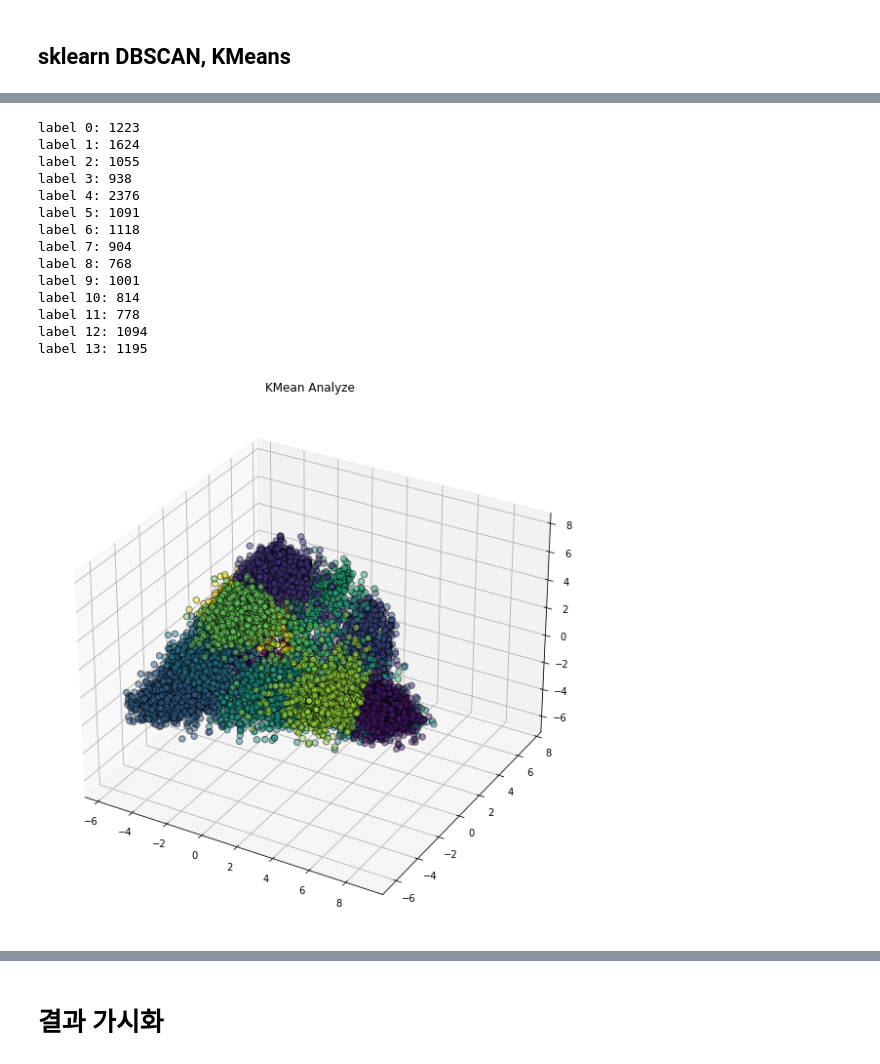
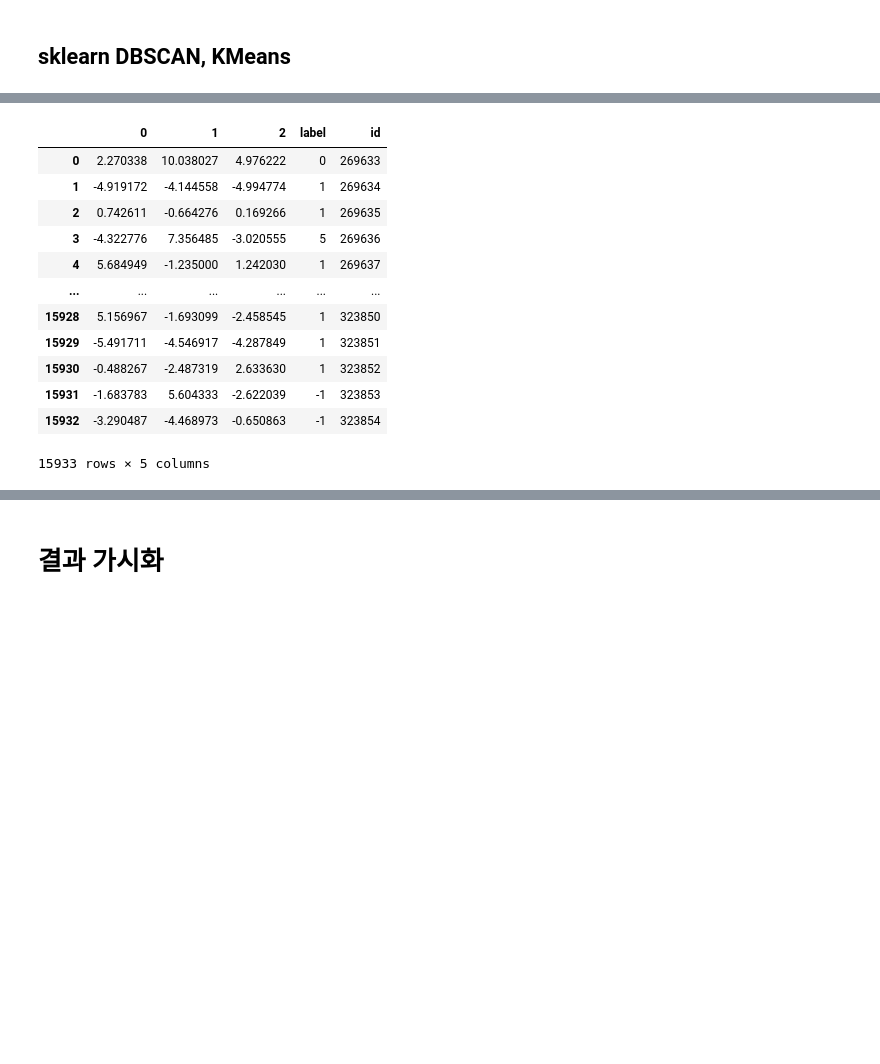
Before and after one commit to dogzz9445/team_fight_tactics_analyze, a Jupyter notebook: Main.ipynb, the cells around one changed output, grey strips where cells are left out. Drawn from its saved outputs; the diff is of its cells as text; code cells hidden in the pictures; blank space fills up the shorter version.

```diff
--- a/Main.ipynb
+++ b/Main.ipynb
@@ -110,45 +129,16 @@ label 13: 57
-# %%
-pca_kmean = PCA(n_components=3)
-X_kmean_fit_pca = pca_kmean.fit_transform(df_clustering)
-
-kmeans_PCA = KMeans(n_clusters=db_n_clusters_, init='k-means++', max_iter=300, n_init=db_n_clusters_, random_state= 3)
-
-kmeans_labels = kmeans_PCA.fit_predict(X_kmean_fit_pca)
-unique, counts = np.unique(kmeans_labels, return_counts=True)
-for u, c in zip(unique, counts):
-    print('label ' + str(u) + ": " + str(c))
-count_kmeans_labels = dict(zip(unique, counts))
-
-fig = plt.figure(figsize=(20,10))
-ax = fig.add_subplot(111, projection='3d')
-ax.scatter(X_kmean_fit_pca[:,0],X_kmean_fit_pca[:,1],X_kmean_fit_pca[:,2],
-            c=y_kmeans_PCA, cmap='viridis',
-            edgecolor='k', s=40, alpha = 0.5)
-
-
-ax.set_title("KMean Analyze")
-ax.dist = 10
-
-ax.scatter(kmeans_PCA.cluster_centers_[:,0], kmeans_PCA.cluster_centers_[:,1],
-           kmeans_PCA.cluster_centers_[:,2],
-           s = 300, c = 'r', marker='*', label = 'Centroid')
-
-plt.autoscale(enable=True, axis='x', tight=True)
-
-plt.show()
-# %% [output]
-label 0: 1223
-label 1: 1624
-label 2: 1055
-label 3: 938
-label 4: 2376
-label 5: 1091
-label 6: 1118
-label 7: 904
-label 8: 768
-label 9: 1001
-label 10: 814
-label 11: 778
-label 12: 1094
-label 13: 1195
-[figure, removed]
+# %%
+df_db_result
+# %% [output]
+|  | 0 | 1 | 2 | label | id |
+| 0 | 2.270338 | 10.038027 | 4.976222 | 0 | 269633 |
+| 1 | -4.919172 | -4.144558 | -4.994774 | 1 | 269634 |
+| 2 | 0.742611 | -0.664276 | 0.169266 | 1 | 269635 |
+| 3 | -4.322776 | 7.356485 | -3.020555 | 5 | 269636 |
+| 4 | 5.684949 | -1.235000 | 1.242030 | 1 | 269637 |
+| ... | ... | ... | ... | ... | ... |
+| 15928 | 5.156967 | -1.693099 | -2.458545 | 1 | 323850 |
+| 15929 | -5.491711 | -4.546917 | -4.287849 | 1 | 323851 |
+| 15930 | -0.488267 | -2.487319 | 2.633630 | 1 | 323852 |
+| 15931 | -1.683783 | 5.604333 | -2.622039 | -1 | 323853 |
+| 15932 | -3.290487 | -4.468973 | -0.650863 | -1 | 323854 |
+15933 rows × 5 columns
```
Also changed, not shown: parts of 15 cells of this notebook, 10 other files.
